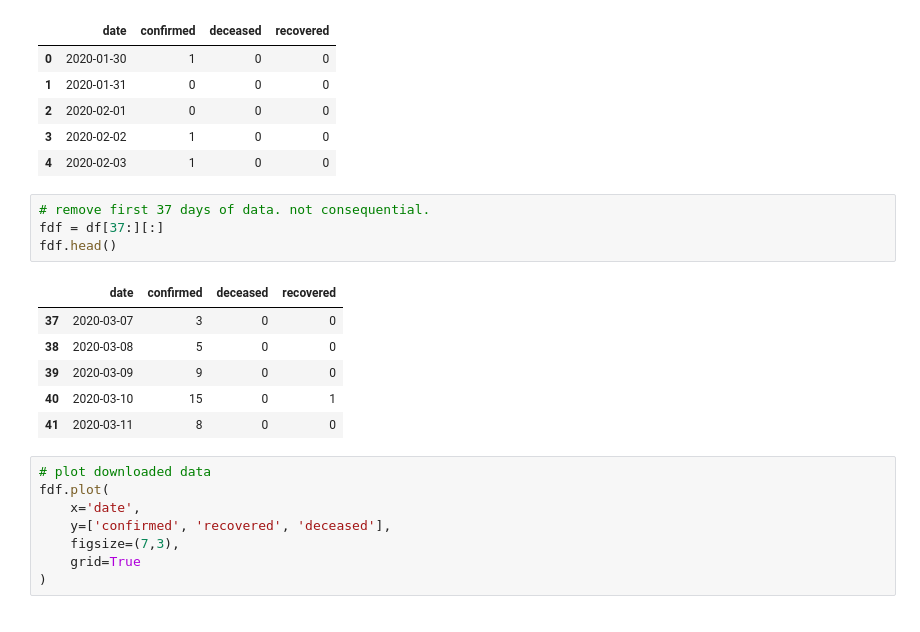
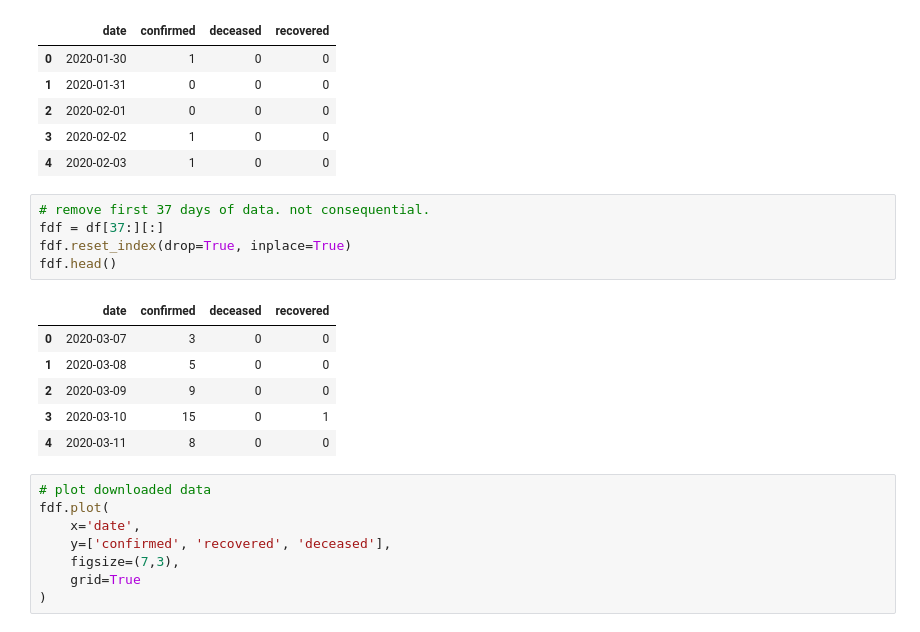
Before and after one commit to VICS-CORE/stats, a Jupyter notebook: 07_Learning_SEIR.ipynb, the cells around one changed output. Drawn from its saved outputs; the diff is of its cells as text.

```diff
--- a/07_Learning_SEIR.ipynb
+++ b/07_Learning_SEIR.ipynb
@@ -48,14 +48,15 @@ df.head()
 # %%
 # remove first 37 days of data. not consequential.
 fdf = df[37:][:]
+fdf.reset_index(drop=True, inplace=True)
 fdf.head()
 # %% [output]
 |  | date | confirmed | deceased | recovered |
-| 37 | 2020-03-07 | 3 | 0 | 0 |
-| 38 | 2020-03-08 | 5 | 0 | 0 |
-| 39 | 2020-03-09 | 9 | 0 | 0 |
-| 40 | 2020-03-10 | 15 | 0 | 1 |
-| 41 | 2020-03-11 | 8 | 0 | 0 |
+| 0 | 2020-03-07 | 3 | 0 | 0 |
+| 1 | 2020-03-08 | 5 | 0 | 0 |
+| 2 | 2020-03-09 | 9 | 0 | 0 |
+| 3 | 2020-03-10 | 15 | 0 | 1 |
+| 4 | 2020-03-11 | 8 | 0 | 0 |
 # %%
 # plot downloaded data
 fdf.plot(
```
Also changed, not shown: parts of 6 cells of this notebook.
